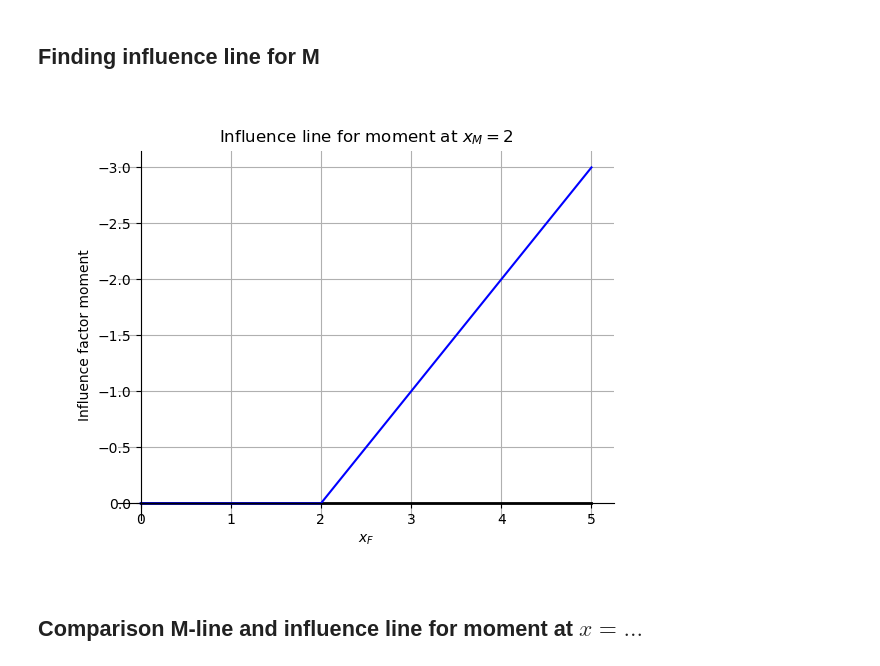
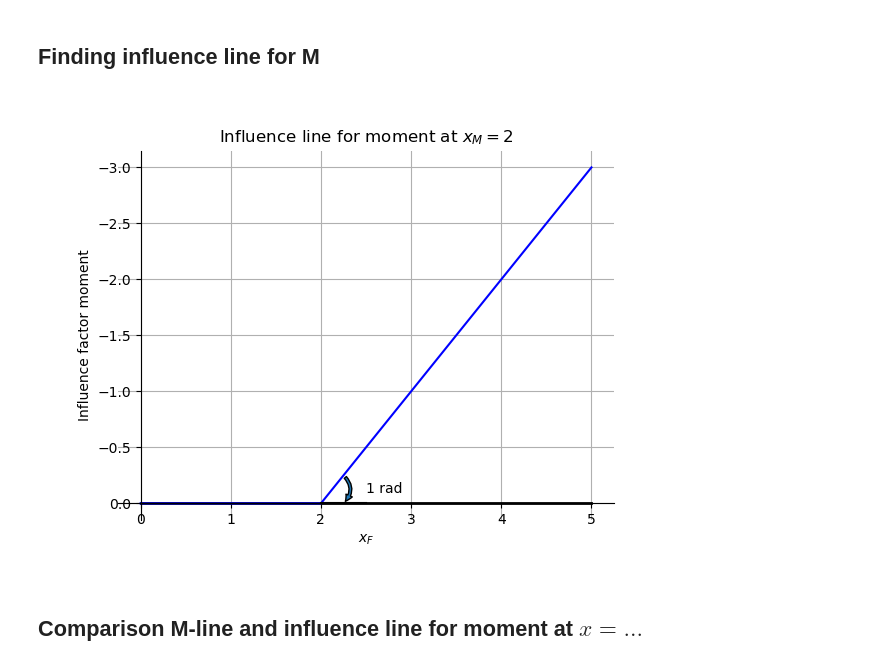
Before and after one commit to TUDelft-books/CTB3330, a Jupyter notebook: book/influence_line/influence_line_cantilever/Interactive_influence_line_simple_M.ipynb, the cells around one changed output. Cells and saved outputs as stored; diff of their text form; code cells hidden in the pictures.

```diff
--- a/book/influence_line/influence_line_cantilever/Interactive_influence_line_simple_M.ipynb
+++ b/book/influence_line/influence_line_cantilever/Interactive_influence_line_simple_M.ipynb
@@ -75,35 +75,45 @@ kappa = M / EI
 phi = sym.integrate(kappa,x)+C3 + sym.SingularityFunction(x,a,0)
 w = -sym.integrate(phi,x)+C4
 eq1 = sym.Eq(w.subs(x,0),0)
 eq2 = sym.Eq(phi.subs(x,0),0)
 eq3 = sym.Eq(M.subs(x,-1),0)
 eq4 = sym.Eq(M.subs(x,L),0)
 eq5 = sym.Eq(V.subs(x,-1),0)
 eq6 = sym.Eq(V.subs(x,L+1),0)
 sol = sym.solve([eq1,eq2,eq3,eq4,eq5,eq6],[C1,C2,C3,C4,Av,Am])
 w_sol = w.subs(sol)
 w_subs = w_sol.subs([(L,5),(a,2),(EI,5000)])
 #display(sym.simplify(w_subs.rewrite(sym.Piecewise)))
 M_inf_numpy = sym.lambdify([L,a,EI,x],w_sol.rewrite(sym.Piecewise))
 
 plt.figure()
 x_plot = np.linspace(0,5,1000)
 plt.plot([0,5],[0,0],color='black',linewidth=2)
-plt.plot(x_plot,M_inf_numpy(L=5,a=2,EI=5000,x=x_plot),color="blue")
+plt.plot(x_plot,M_inf_numpy(L=6,a=2,EI=1500,x=x_plot),color="blue")
 plt.xlabel('$x_F$')
 plt.ylabel('Influence factor moment')
 axs = plt.gca()
+
+hulp0 = M_inf_numpy(L=6,a=2,EI=1500,x=2)
+hulp1 = M_inf_numpy(L=6,a=2,EI=1500,x=2) + (M_inf_numpy(L=6,a=2,EI=1500,x=2) - M_inf_numpy(L=6,a=2,EI=1500,x=2-0.1))/0.1*0.5
+plt.plot([2, 2 + 0.5],[hulp0, hulp1],color="black")
+hulp2 = M_inf_numpy(L=6,a=2,EI=1500,x=2) + (M_inf_numpy(L=6,a=2,EI=1500,x=2) - M_inf_numpy(L=6,a=2,EI=1500,x=2-0.1))/0.1*0.25
+hulp3 = M_inf_numpy(L=6,a=2,EI=1500,x=2+0.25)
+axs = plt.gca()
+axs.annotate(text='', xy=(2+0.25,hulp2), xytext=(2+0.25,hulp3), arrowprops=dict(arrowstyle='simple',connectionstyle='arc3,rad=-0.5'))
+axs.annotate('1 rad',xy = [2+0.5,(hulp2+hulp3)/2],va='center',ha='left')
+
 axs.grid()
 axs.invert_yaxis()
 title0 = 'Influence line for moment at $x_M = 2$'
 axs.spines['right'].set_color('none')
 axs.spines['top'].set_color('none')
 axs.spines['bottom'].set_position('zero')
 axs.spines['left'].set_position('zero')
 axs.set_title(title0);
 plt.show()
 # %% [output]
-[figure, old version]
+[figure, new version]
 # %% [markdown]
 ## Comparison M-line and influence line for moment at $x = ...$ #
 # %%
```
Also changed, not shown: parts of 1 cell of this notebook, 3 other files.
